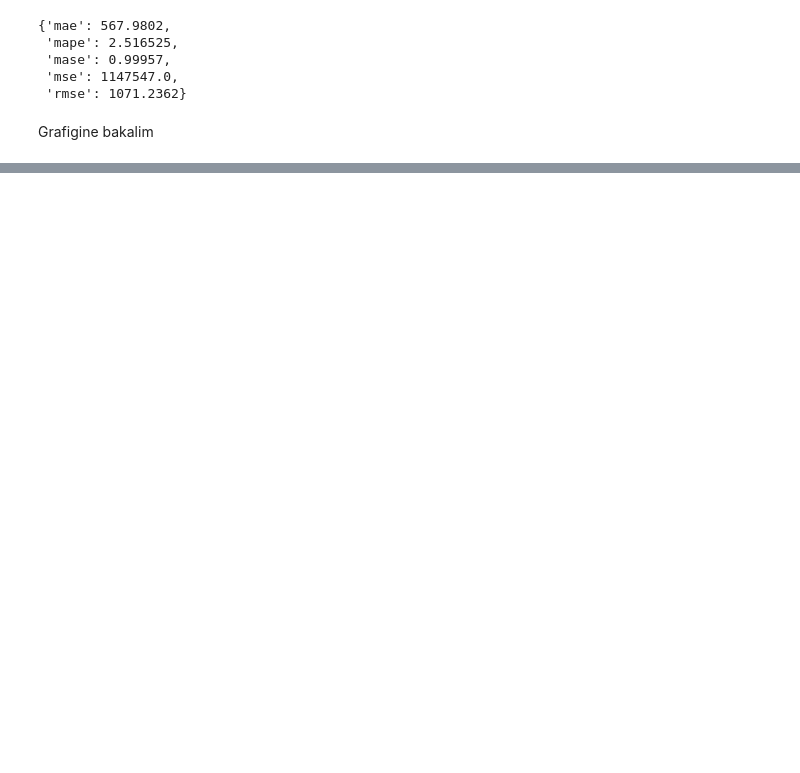
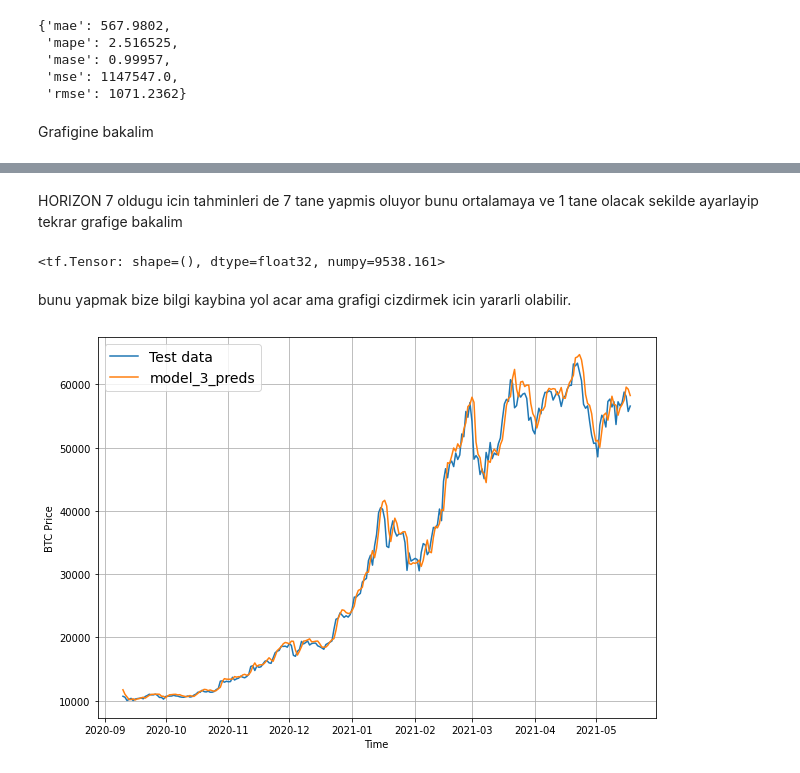
Before and after one commit to mertorelio/deeplearning-notes, a Jupyter notebook: time_series_forecasting_tensorflow.ipynb, the cells around one changed output, grey strips where cells are left out. Drawn from its saved outputs; the diff is of its cells as text; code cells hidden in the pictures; blank space fills up the shorter version.

```diff
--- a/time_series_forecasting_tensorflow.ipynb
+++ b/time_series_forecasting_tensorflow.ipynb
@@ -540,0 +838,23 @@ plot_time_series(timesteps=X_test[-len(test_windows):],
+# %% [markdown]
+HORIZON 7 oldugu icin tahminleri de 7 tane yapmis oluyor bunu ortalamaya ve 1 tane olacak sekilde ayarlayip tekrar grafige bakalim
+# %%
+tf.reduce_mean(model_3_preds[0])
+# %% [output]
+<tf.Tensor: shape=(), dtype=float32, numpy=9538.161>
+# %% [markdown]
+bunu yapmak bize bilgi kaybina yol acar ama grafigi cizdirmek icin yararli olabilir.
+# %%
+offset = 300
+plt.figure(figsize=(10, 7))
+plot_time_series(timesteps=X_test[-len(test_windows):],
+                 values=test_labels[:, 0],
+                 start=offset,
+                 format="-",
+                 label="Test data")
+plot_time_series(timesteps=X_test[-len(test_windows):],
+                 values=tf.reduce_mean(model_3_preds, axis=1),
+                 start=offset,
+                 format="-",
+                 label="model_3_preds")
+# %% [output]
+[figure, added]
```
Also changed, not shown: parts of 46 cells of this notebook.
